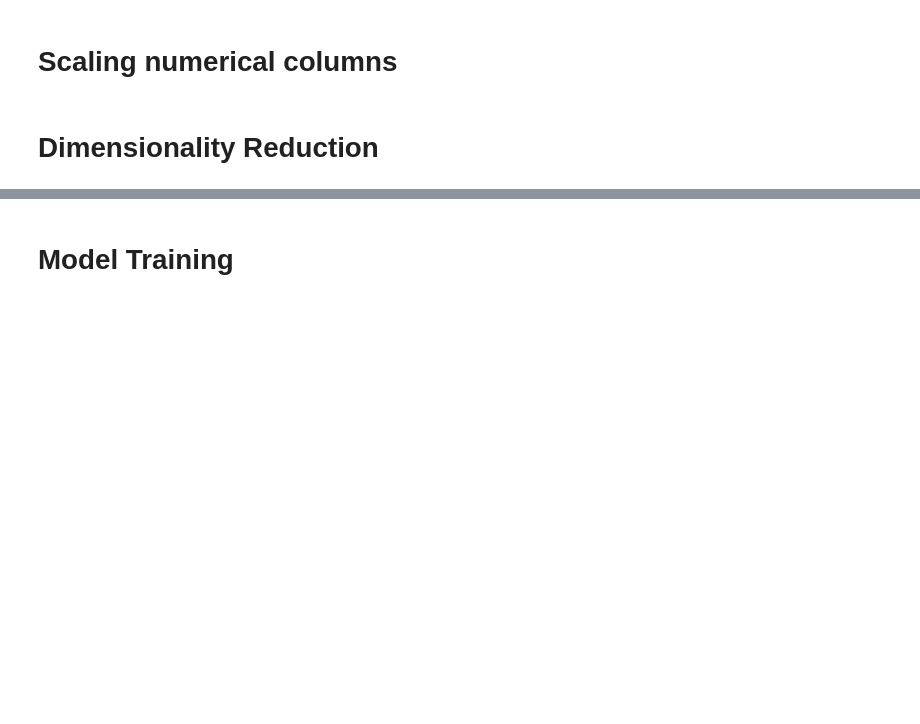
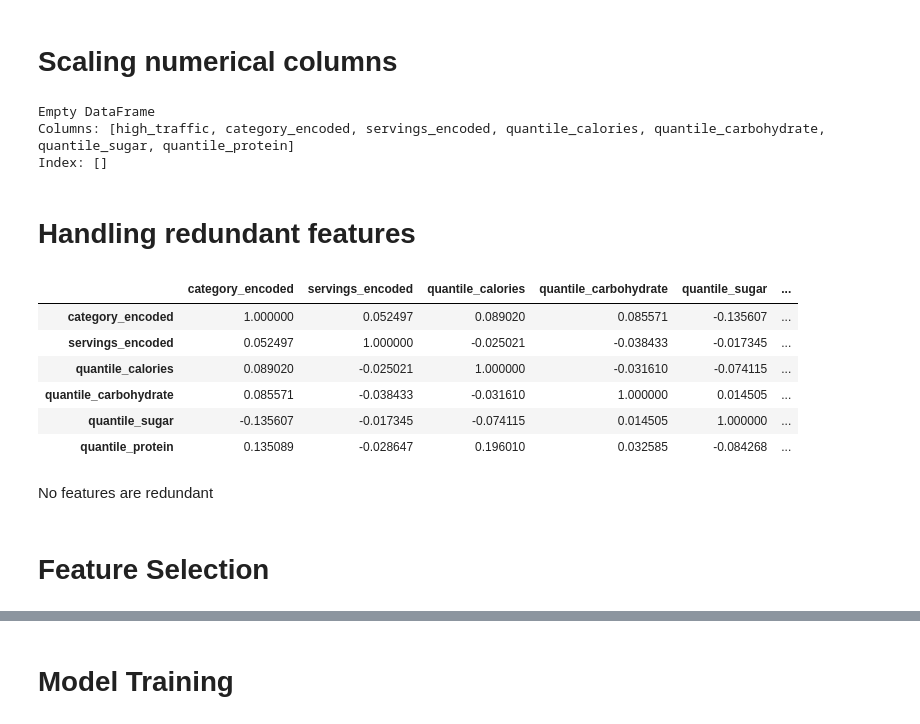
Before and after one commit to kraigochieng/datacamp_certification_project_test, a Jupyter notebook: main.ipynb, the cells around one changed output, grey strips where cells are left out. Cells and saved outputs as stored; diff of their text form; code cells hidden in the pictures; blank space fills up the shorter version.

```diff
--- a/main.ipynb
+++ b/main.ipynb
@@ -279,7 +303,29 @@ df
 from sklearn.preprocessing import StandardScaler, MinMaxScaler, RobustScaler
 
 scaler = RobustScaler()
-numerical_columns = yeojohnson_columns.columns.to_list()
+numerical_columns = transformed_numerical_columns.columns.to_list()
 df[numerical_columns] = scaler.fit_transform(df[numerical_columns])
+print(df[df["high_traffic"].isna()])
+# %% [output]
+Empty DataFrame
+Columns: [high_traffic, category_encoded, servings_encoded, quantile_calories, quantile_carbohydrate, quantile_sugar, quantile_protein]
+Index: []
-# %% [markdown]
-# Dimensionality Reduction
+# %% [markdown]
+# Handling redundant features
+# %%
+correlation_matrix_columns = df.columns.to_list()
+correlation_matrix_columns.remove("high_traffic")
+
+df[correlation_matrix_columns].corr()
+# %% [output]
+|  | category_encoded | servings_encoded | quantile_calories | quantile_carbohydrate | quantile_sugar | ... |
+| category_encoded | 1.000000 | 0.052497 | 0.089020 | 0.085571 | -0.135607 | ... |
+| servings_encoded | 0.052497 | 1.000000 | -0.025021 | -0.038433 | -0.017345 | ... |
+| quantile_calories | 0.089020 | -0.025021 | 1.000000 | -0.031610 | -0.074115 | ... |
+| quantile_carbohydrate | 0.085571 | -0.038433 | -0.031610 | 1.000000 | 0.014505 | ... |
+| quantile_sugar | -0.135607 | -0.017345 | -0.074115 | 0.014505 | 1.000000 | ... |
+| quantile_protein | 0.135089 | -0.028647 | 0.196010 | 0.032585 | -0.084268 | ... |
+# %% [markdown]
+No features are redundant
+# %% [markdown]
+# Feature Selection
```
Also changed, not shown: parts of 31 cells of this notebook.
